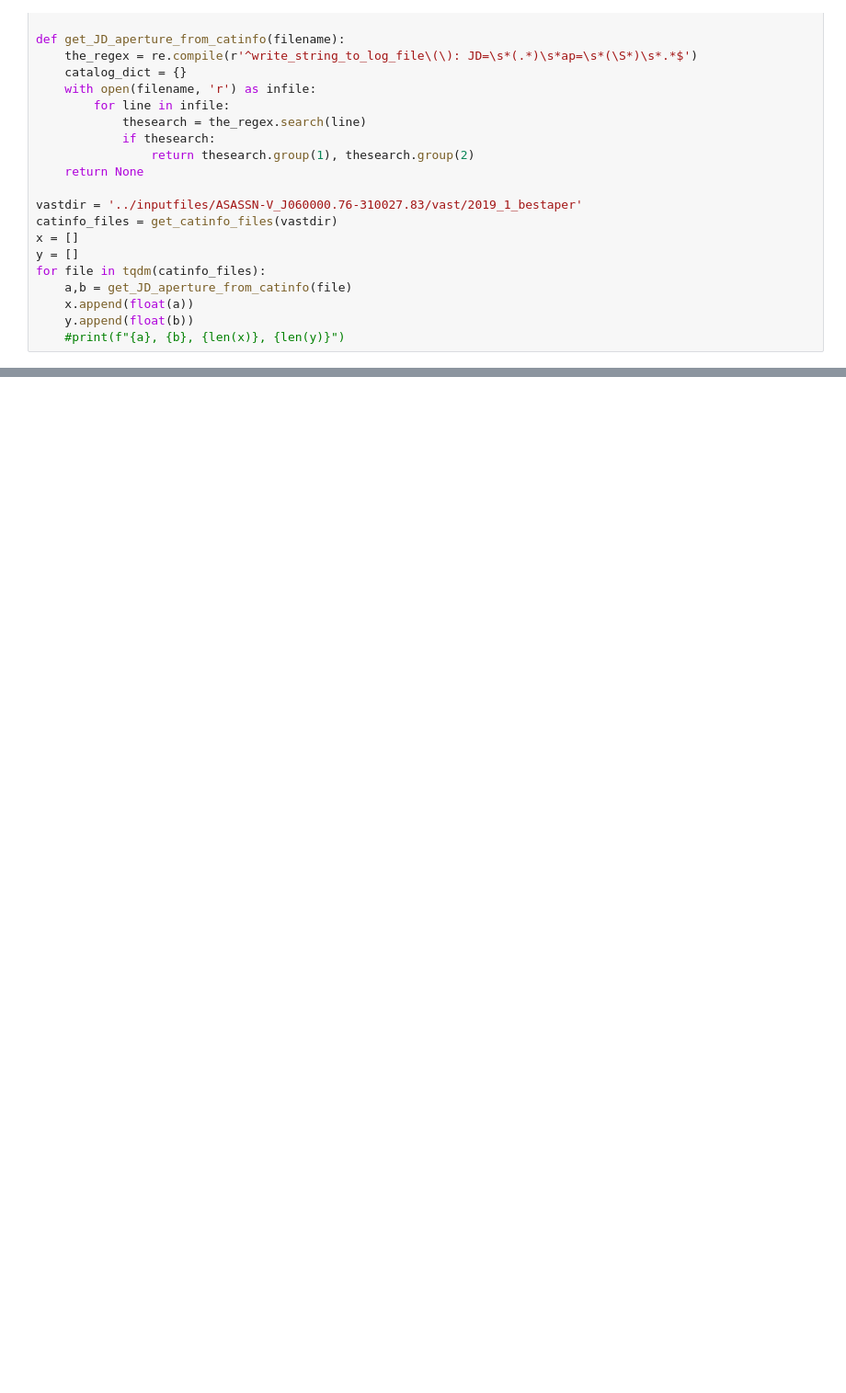
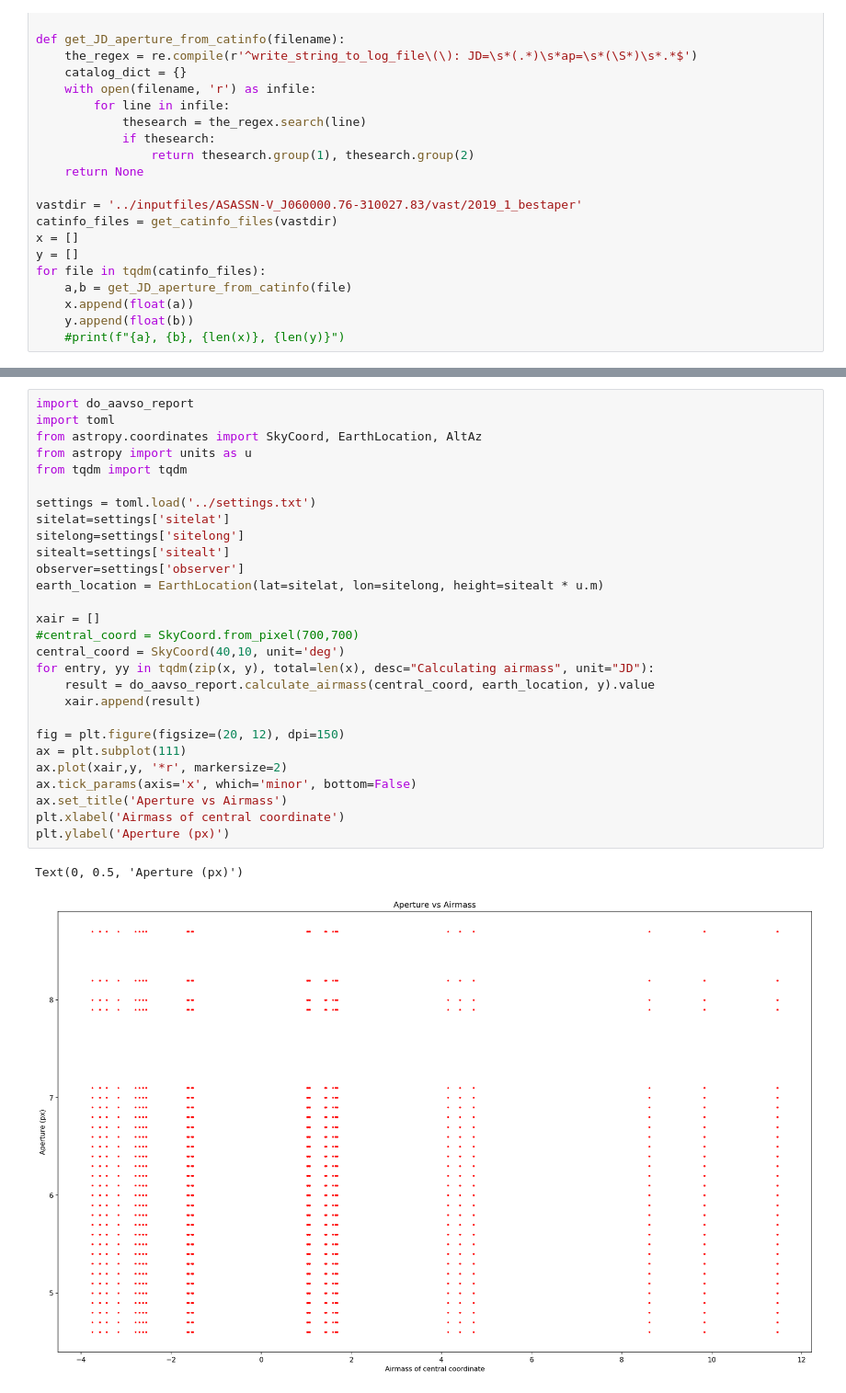
Before and after one commit to mrosseel/vast-automation, a Jupyter notebook: notebooks/stats_charts_new.ipynb, the cells around one changed output, grey strips where cells are left out. Shown: that part at 92% size. Cells and saved outputs as stored; diff of their text form; blank space fills up the shorter version.

Commit message:
Added aperture vs airmass

```diff
--- a/notebooks/stats_charts_new.ipynb
+++ b/notebooks/stats_charts_new.ipynb
@@ -116,3 +117,34 @@ plt.ylabel('Aperture (px)')
 # %% [output]
 Text(0, 0.5, 'Aperture (px)')
 [figure]
+# %%
+import do_aavso_report
+import toml
+from astropy.coordinates import SkyCoord, EarthLocation, AltAz
+from astropy import units as u
+from tqdm import tqdm
+
+settings = toml.load('../settings.txt')
+sitelat=settings['sitelat']
+sitelong=settings['sitelong']
+sitealt=settings['sitealt']
+observer=settings['observer']
+earth_location = EarthLocation(lat=sitelat, lon=sitelong, height=sitealt * u.m)
+
+xair = []
+#central_coord = SkyCoord.from_pixel(700,700)
+central_coord = SkyCoord(40,10, unit='deg')
+for entry, yy in tqdm(zip(x, y), total=len(x), desc="Calculating airmass", unit="JD"):
+    result = do_aavso_report.calculate_airmass(central_coord, earth_location, y).value
+    xair.append(result)
+
+fig = plt.figure(figsize=(20, 12), dpi=150)
+ax = plt.subplot(111)
+ax.plot(xair,y, '*r', markersize=2)
+ax.tick_params(axis='x', which='minor', bottom=False)
+ax.set_title('Aperture vs Airmass')
+plt.xlabel('Airmass of central coordinate')
+plt.ylabel('Aperture (px)')
+# %% [output]
+Text(0, 0.5, 'Aperture (px)')
+[figure, added]
```
Also changed, not shown: parts of 1 cell of this notebook, 4 other files.
